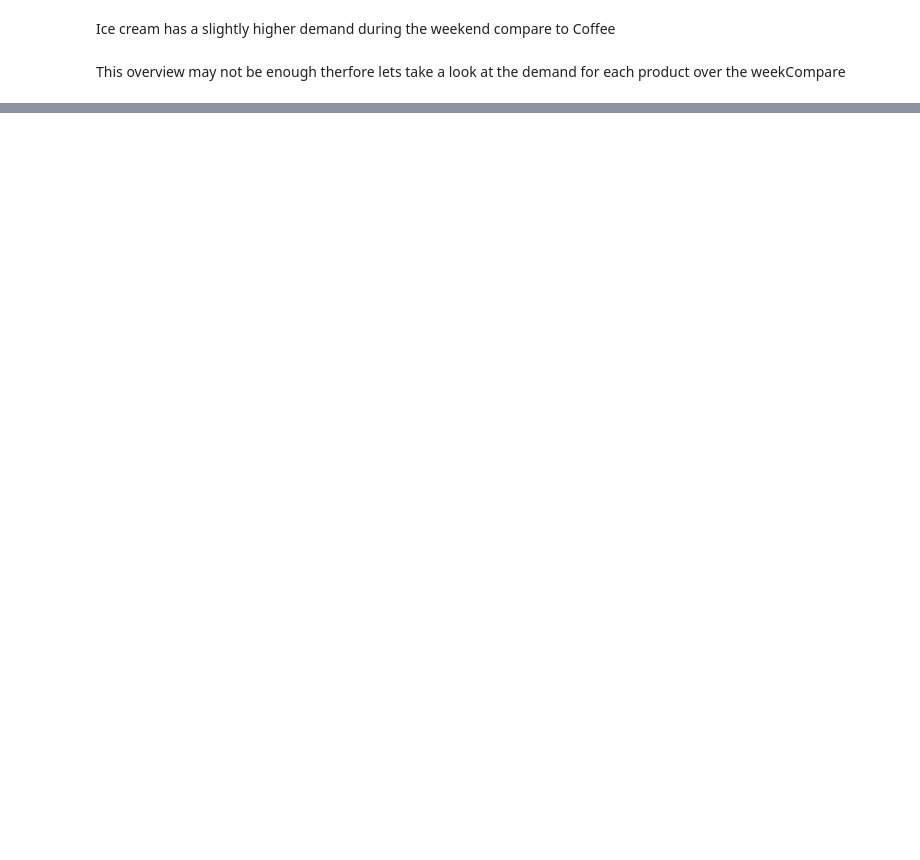
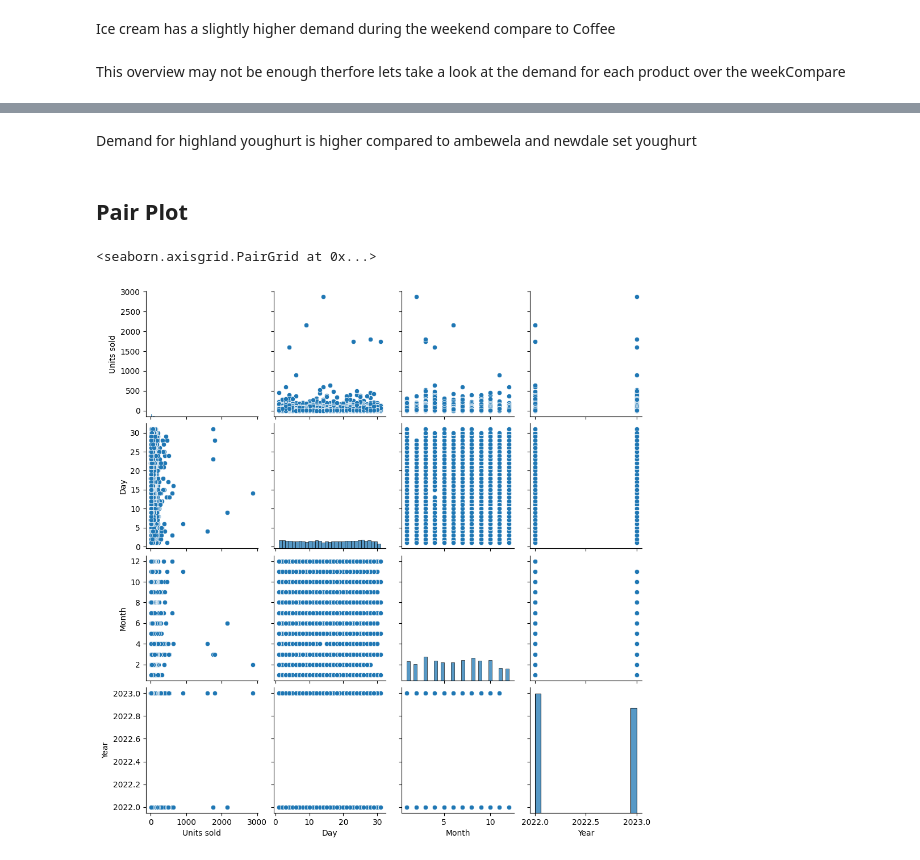
Before and after one commit to hammaadrizwan/marketwiz, a Jupyter notebook: SalesEDA.ipynb, the cells around one changed output, grey strips where cells are left out. Cells and saved outputs as stored; diff of their text form; code cells hidden in the pictures; blank space fills up the shorter version.

```diff
--- a/SalesEDA.ipynb
+++ b/SalesEDA.ipynb
@@ -446,0 +387,10 @@ final_df.dropna
+# %% [markdown]
+Demand for highland youghurt is higher compared to ambewela and newdale set youghurt
+# %% [markdown]
+<h2> Pair Plot
+# %%
+import seaborn as sns
+sns.pairplot(df)
+# %% [output]
+<seaborn.axisgrid.PairGrid at 0x...>
+[figure, added]
```
Also changed, not shown: parts of 11 cells of this notebook.
